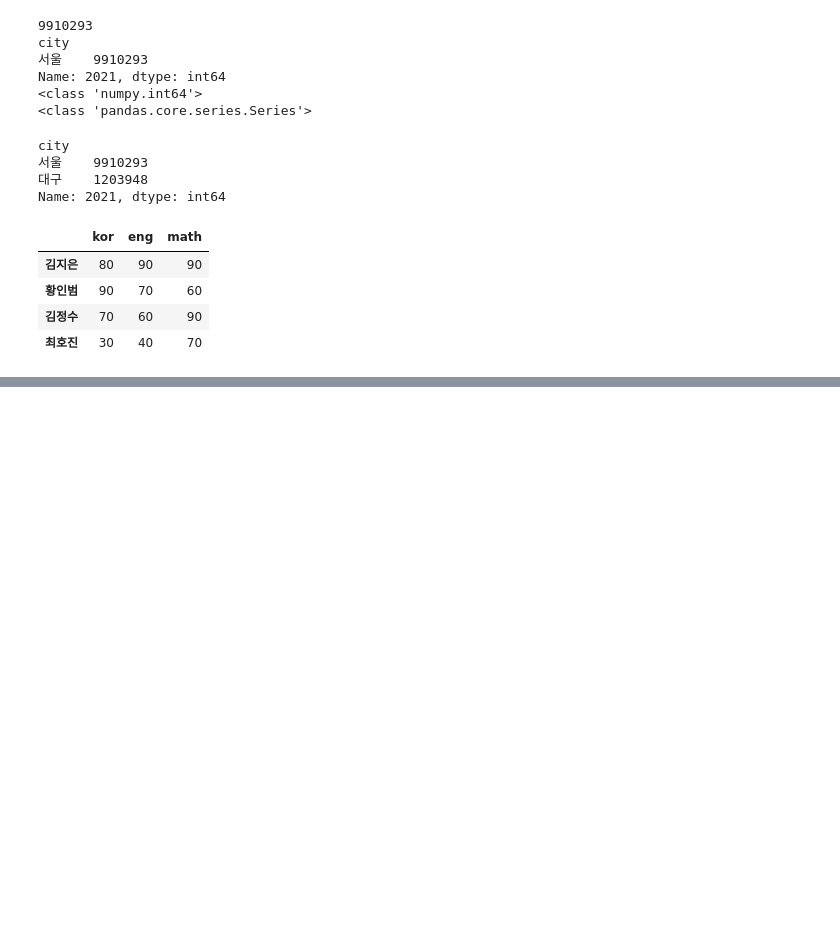
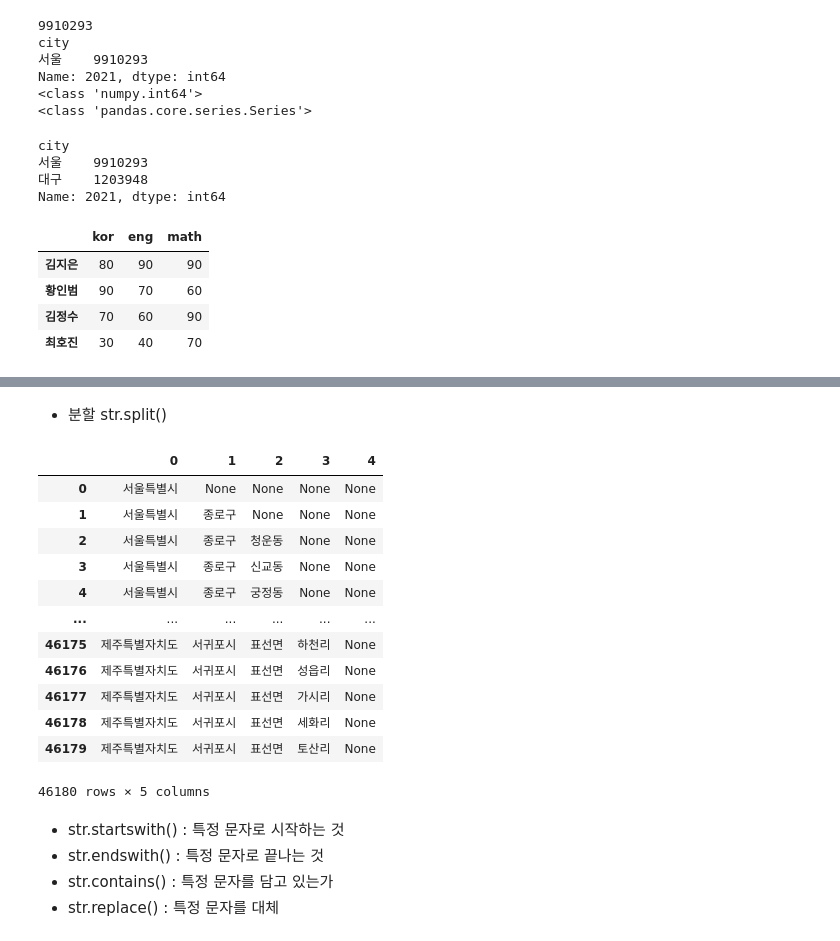
Before and after one commit to Supreme-YS/TIL, a Jupyter notebook: Data_Analysis/Pandas[01].ipynb, the cells around one changed output, grey strips where cells are left out. Cells and saved outputs as stored; diff of their text form; code cells hidden in the pictures; blank space fills up the shorter version.

```diff
--- a/Data_Analysis/Pandas[01].ipynb
+++ b/Data_Analysis/Pandas[01].ipynb
@@ -780,0 +800,3 @@ exec_df
+# %%
+courtDF = pd.read_csv('./data/court_code.txt', sep='\t', encoding='cp949')
+courtDF.head()
@@ -780,0 +853,25 @@ exec_df
+# %% [markdown]
+- 분할 str.split()
+# %%
+# 공백으로 분리해보기 리스트로 값이 넘어오는데 expand = True 옵션을 사용하면 DF 형식으로 받는다.
+court_subset_df = courtDF['법정동명'].str.split(" ", expand = True)
+court_subset_df
+# %% [output]
+|  | 0 | 1 | 2 | 3 | 4 |
+| 0 | 서울특별시 | None | None | None | None |
+| 1 | 서울특별시 | 종로구 | None | None | None |
+| 2 | 서울특별시 | 종로구 | 청운동 | None | None |
+| 3 | 서울특별시 | 종로구 | 신교동 | None | None |
+| 4 | 서울특별시 | 종로구 | 궁정동 | None | None |
+| ... | ... | ... | ... | ... | ... |
+| 46175 | 제주특별자치도 | 서귀포시 | 표선면 | 하천리 | None |
+| 46176 | 제주특별자치도 | 서귀포시 | 표선면 | 성읍리 | None |
+| 46177 | 제주특별자치도 | 서귀포시 | 표선면 | 가시리 | None |
+| 46178 | 제주특별자치도 | 서귀포시 | 표선면 | 세화리 | None |
+| 46179 | 제주특별자치도 | 서귀포시 | 표선면 | 토산리 | None |
+46180 rows × 5 columns
+# %% [markdown]
+- str.startswith() : 특정 문자로 시작하는 것
+- str.endswith() : 특정 문자로 끝나는 것
+- str.contains() : 특정 문자를 담고 있는가
+- str.replace() : 특정 문자를 대체
```
Also changed, not shown: parts of 16 cells of this notebook, 4 other files.
